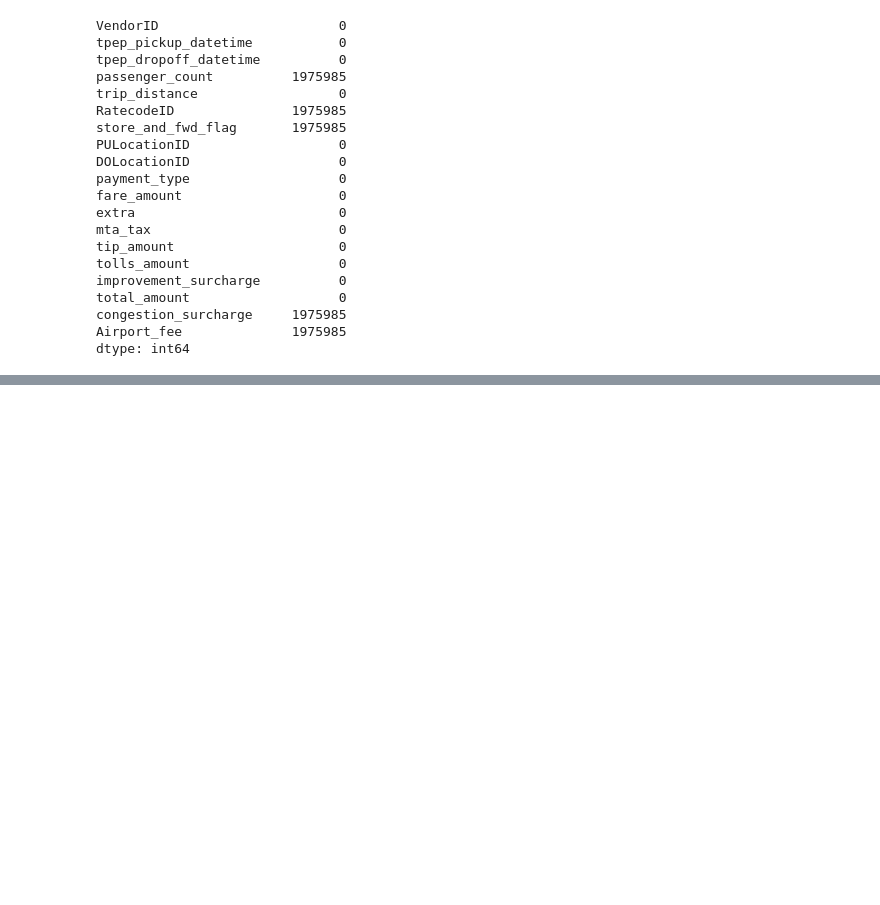
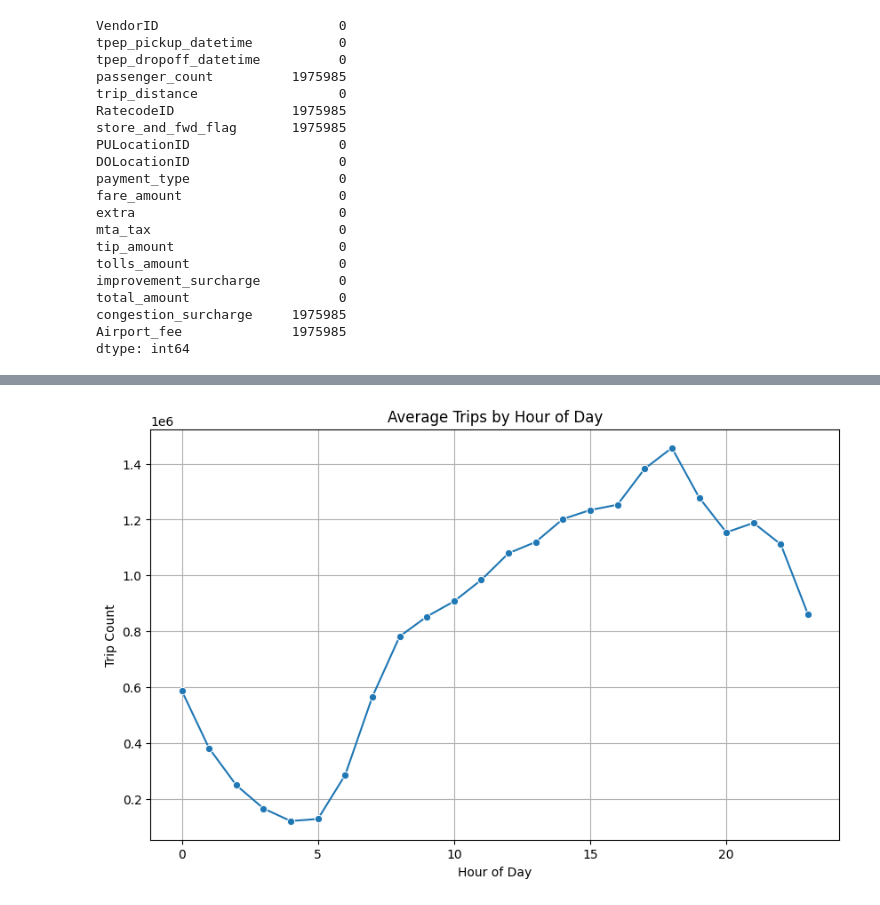
Before and after one commit to ujjwalkuikel/NYC-Taxi-Data-Analysis, a Jupyter notebook: notebooks/ujjwal.ipynb, the cells around one changed output, grey strips where cells are left out. Cells and saved outputs as stored; diff of their text form; code cells hidden in the pictures; blank space fills up the shorter version.

Commit message:
Preprocessing completed on 2023 data

```diff
--- a/notebooks/ujjwal.ipynb
+++ b/notebooks/ujjwal.ipynb
@@ -73,0 +150,7 @@ array([ 1.,  2.,  0.,  4.,  3.,  5.,  6.,  8.,  7.,  9., nan])
+# %%
+data=df.copy()
+# %%
+# Extract hour, day of the week, month, and season from pickup datetime
+data['hour'] = data['tpep_pickup_datetime'].dt.hour
+data['day_of_week'] = data['tpep_pickup_datetime'].dt.dayofweek  # 0=Monday, 6=Sunday
+data['month'] = data['tpep_pickup_datetime'].dt.month
@@ -73,0 +177,6 @@ array([ 1.,  2.,  0.,  4.,  3.,  5.,  6.,  8.,  7.,  9., nan])
+# %%
+# Convert pickup and dropoff datetime to pandas datetime objects
+data['tpep_pickup_datetime'] = pd.to_datetime(data['tpep_pickup_datetime'])
+
+# Verify types
+print(data.dtypes)
@@ -73,0 +236,17 @@ array([ 1.,  2.,  0.,  4.,  3.,  5.,  6.,  8.,  7.,  9., nan])
+# %%
+# Add a weekday/weekend column
+data['is_weekend'] = data['day_of_week'].apply(lambda x: 1 if x >= 5 else 0)
+# %%
+# Aggregate trips by hour
+hourly_demand = data.groupby('hour').size().reset_index(name='trip_count')
+
+# Plot
+plt.figure(figsize=(10, 6))
+sns.lineplot(x='hour', y='trip_count', data=hourly_demand, marker='o')
+plt.title('Average Trips by Hour of Day')
+plt.xlabel('Hour of Day')
+plt.ylabel('Trip Count')
+plt.grid()
+plt.show()
+# %% [output]
+[figure, added]
```
Also changed, not shown: parts of 39 cells of this notebook, 1 other file.
